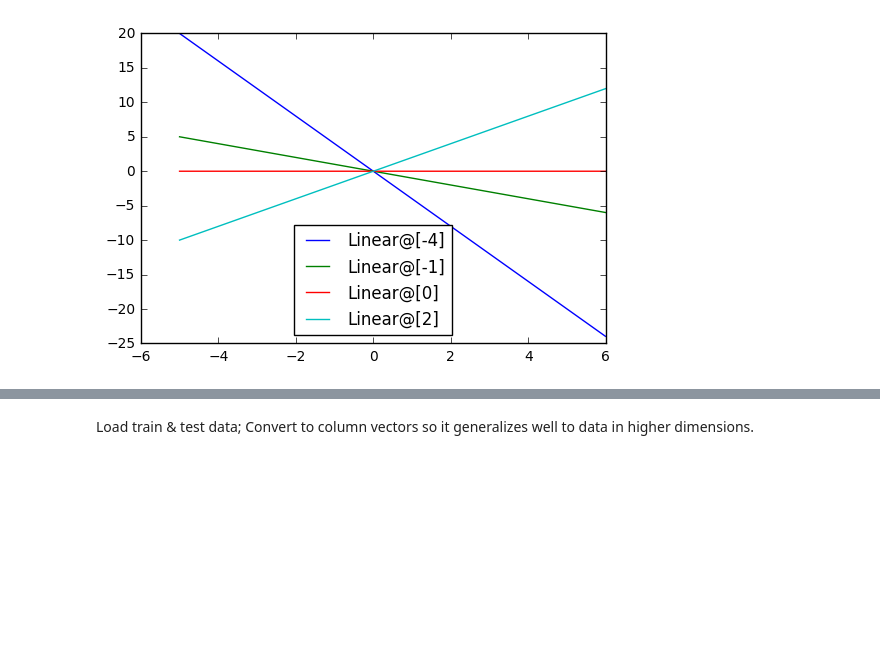
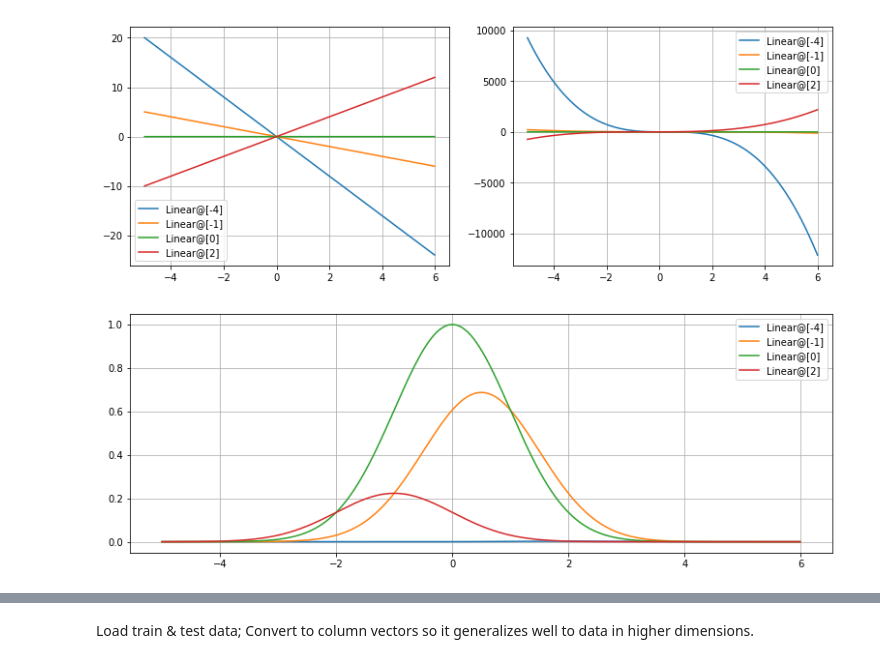
Before and after one commit to chaaland/bloomberg-ml-course, a Jupyter notebook: HW4/hwk4-skeleton-code.ipynb, the cells around one changed output, grey strips where cells are left out. Drawn from its saved outputs; the diff is of its cells as text; code cells hidden in the pictures; blank space fills up the shorter version.

```diff
--- a/HW4/hwk4-skeleton-code.ipynb
+++ b/HW4/hwk4-skeleton-code.ipynb
@@ -2,10 +2,10 @@
 import numpy as np
 import matplotlib.pyplot as plt
 import sklearn
-import scipy.spatial
 import functools
 
 %matplotlib inline
+plt.rcParams['figure.figsize'] = 13, 10
 # %%
 ### Kernel function generators
 def linear_kernel(X1, X2):
@@ -29,7 +29,11 @@ def RBF_kernel(X1,X2,sigma):
     Returns:
         matrix of size n1xn2, with exp(-||x1_i-x2_j||^2/(2 sigma^2)) in position i,j
     """
-    #TODO
+    squaredMagnitudes1 = np.sum(np.square(X1), axis=1, keepdims=True)
+    squaredMagnitudes2 = np.sum(np.square(X2), axis=1, keepdims=True)
+    distMat = squaredMagnitudes1 + squaredMagnitudes2.T + linear_kernel(X1, X2)
+
+    return np.exp(-distMat / (2 * sigma ** 2))
 
 def polynomial_kernel(X1, X2, offset, degree):
     """
@@ -41,23 +45,44 @@ def polynomial_kernel(X1, X2, offset, degree):
     Returns:
         matrix of size n1xn2, with (offset + <x1_i,x2_j>)^degree in position i,j
     """
-    #TODO
+    return (offset + linear_kernel(X1, X2)) ** degree
 # %%
 # PLot kernel machine functions
 
 plot_step = .01
 xpts = np.arange(-5.0, 6, plot_step).reshape(-1,1)
 prototypes = np.array([-4,-1,0,2]).reshape(-1,1)
 
 # Linear kernel
+plt.subplot(221)
 y = linear_kernel(prototypes, xpts)
 for i in range(len(prototypes)):
     label = "Linear@"+str(prototypes[i,:])
     plt.plot(xpts, y[i,:], label=label)
 plt.legend(loc = 'best')
+plt.grid(True)
+
+# Polynomial kernel
+plt.subplot(222)
+y = polynomial_kernel(prototypes, xpts,1,3)
+for i in range(len(prototypes)):
+    label = "Linear@"+str(prototypes[i,:])
+    plt.plot(xpts, y[i,:], label=label)
+plt.legend(loc = 'best')
+plt.grid(True)
+
+# RBF kernel
+plt.subplot(212)
+y = RBF_kernel(prototypes, xpts,1)
+for i in range(len(prototypes)):
+    label = "Linear@"+str(prototypes[i,:])
+    plt.plot(xpts, y[i,:], label=label)
+plt.legend(loc = 'best')
+plt.grid(True)
+
 plt.show()
 # %% [output]
-[figure, old version]
+[figure, new version]
 # %%
 class Kernel_Machine(object):
     def __init__(self, kernel, prototype_points, weights):
```
Also changed, not shown: parts of 2 cells of this notebook, 4 other files.
